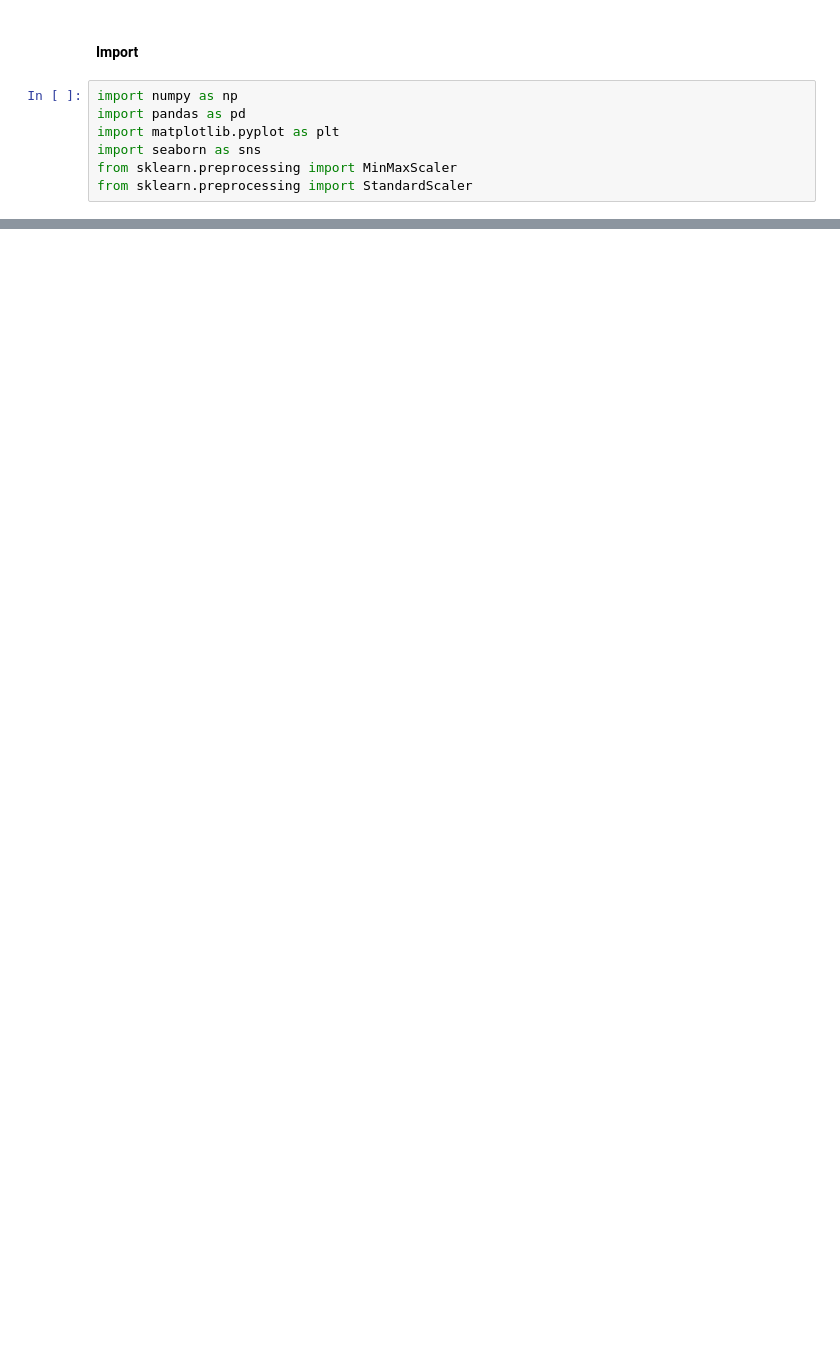
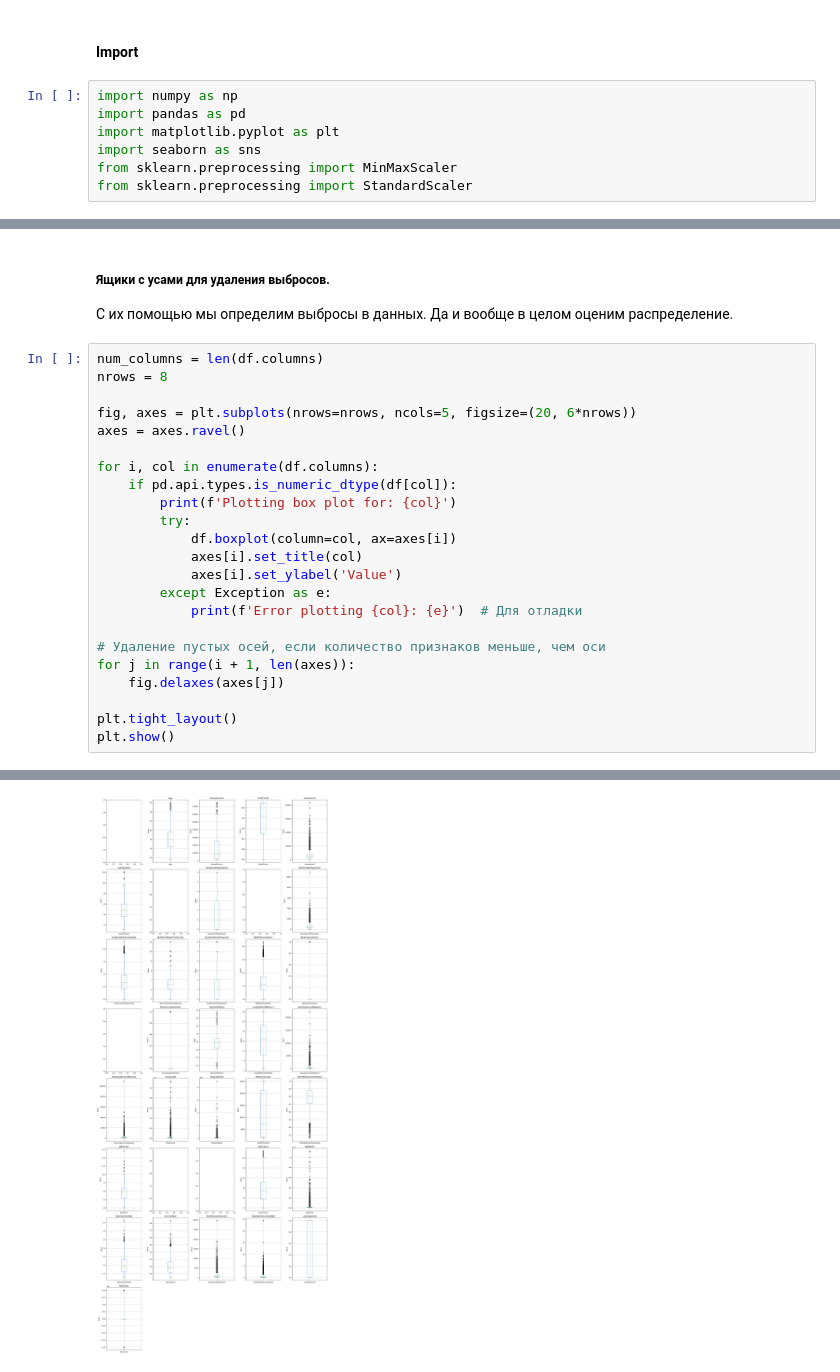
Before and after one commit to zloyaloha/ML, a Jupyter notebook: lab2/lab2.ipynb, the cells around one changed output, grey strips where cells are left out. Saved outputs shown, nothing was run; the diff lists cells and outputs as text; blank space fills up the shorter version.

```diff
--- a/lab2/lab2.ipynb
+++ b/lab2/lab2.ipynb
@@ -154,0 +26,28 @@ MSE: 42.47290941251817
+# %% [markdown]
+##### Ящики с усами для удаления выбросов.
+
+С их помощью мы определим выбросы в данных. Да и вообще в целом оценим распределение.
+# %%
+num_columns = len(df.columns)
+nrows = 8
+
+fig, axes = plt.subplots(nrows=nrows, ncols=5, figsize=(20, 6*nrows))
+axes = axes.ravel()
+
+for i, col in enumerate(df.columns):
+    if pd.api.types.is_numeric_dtype(df[col]):
+        print(f'Plotting box plot for: {col}')
+        try:
+            df.boxplot(column=col, ax=axes[i])
+            axes[i].set_title(col)
+            axes[i].set_ylabel('Value')
+        except Exception as e:
+            print(f'Error plotting {col}: {e}')  # Для отладки
+
+# Удаление пустых осей, если количество признаков меньше, чем оси
+for j in range(i + 1, len(axes)):
+    fig.delaxes(axes[j])
+
+plt.tight_layout()
+plt.show()
+# %% [output]
@@ -154,0 +71 @@ MSE: 42.47290941251817
+[figure, added]
```
Also changed, not shown: parts of 50 cells of this notebook.
